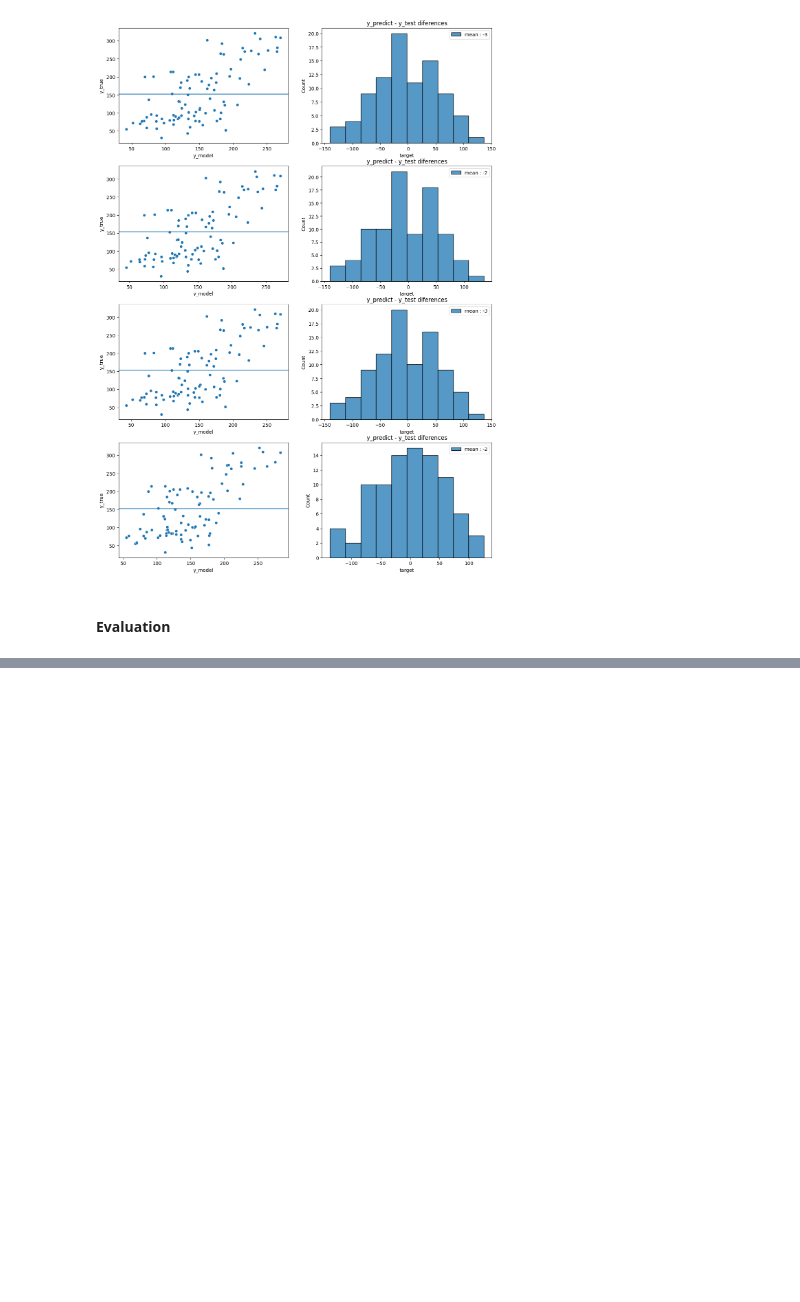
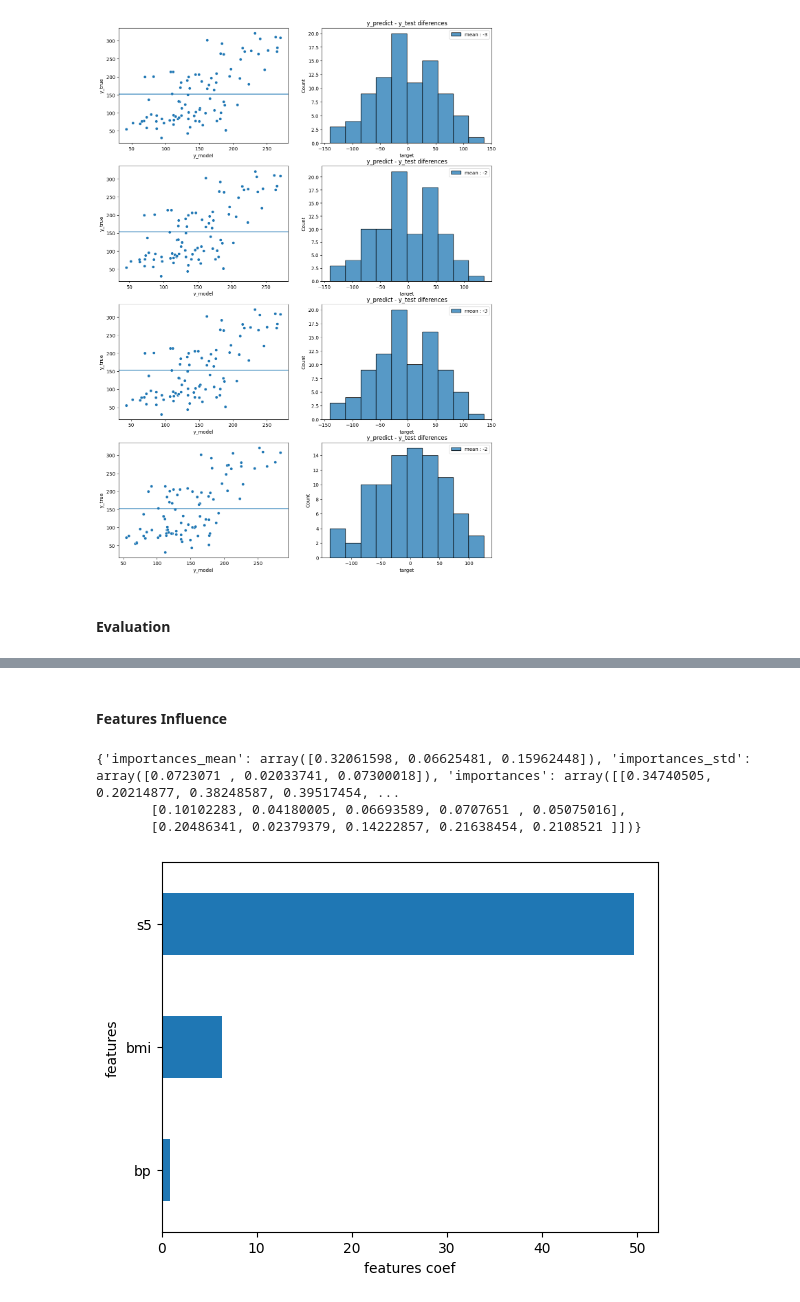
Before and after one commit to roossqg/-Data-Science-Hub, a Jupyter notebook: Models_and_Data/Math_teory/diabetes.ipynb, the cells around one changed output, grey strips where cells are left out. Cells and saved outputs as stored; diff of their text form; code cells hidden in the pictures; blank space fills up the shorter version.

```diff
--- a/Models_and_Data/Math_teory/diabetes.ipynb
+++ b/Models_and_Data/Math_teory/diabetes.ipynb
@@ -633,0 +742,13 @@ plt.show()
+# %% [markdown]
+#### Features Influence
+# %%
+coef = pd.Series(model.best_estimator_.coef_,index=x_test.columns)
+coef.sort_values().plot(kind='barh')
+
+plt.ylabel('features')
+plt.xlabel('features coef')
+# %% [output]
+{'importances_mean': array([0.32061598, 0.06625481, 0.15962448]), 'importances_std': array([0.0723071 , 0.02033741, 0.07300018]), 'importances': array([[0.34740505, 0.20214877, 0.38248587, 0.39517454, ...
+       [0.10102283, 0.04180005, 0.06693589, 0.0707651 , 0.05075016],
+       [0.20486341, 0.02379379, 0.14222857, 0.21638454, 0.2108521 ]])}
+[figure, added]
```
Also changed, not shown: parts of 20 cells of this notebook.
